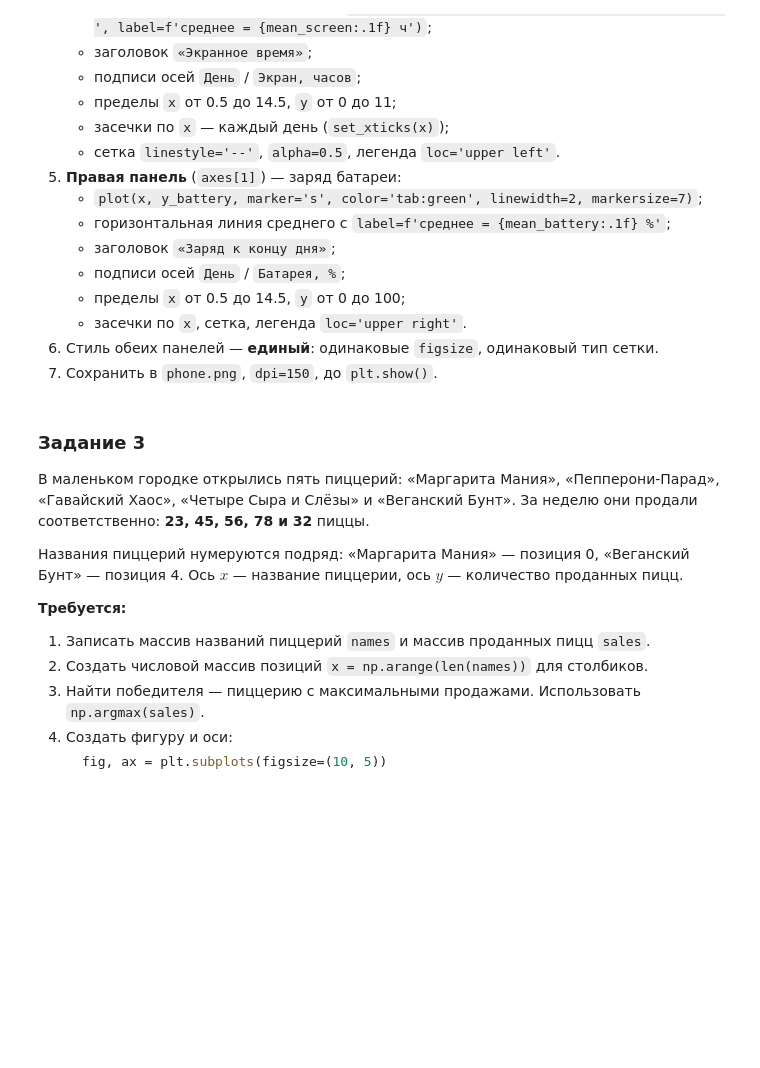
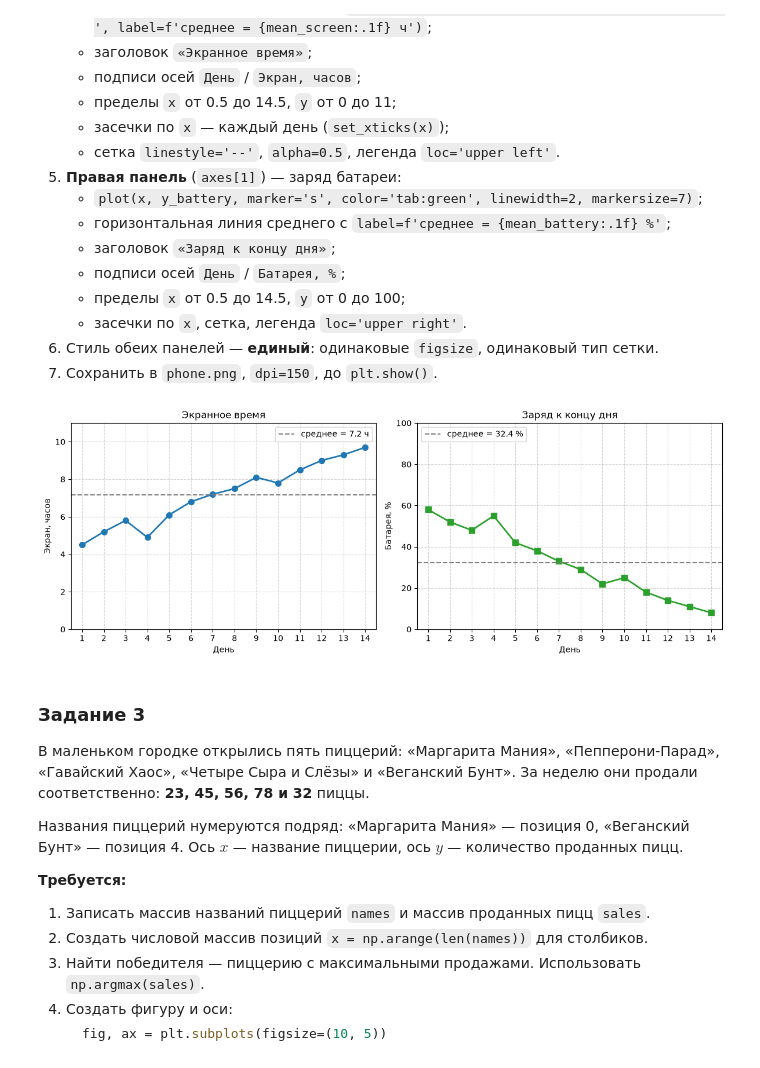
Before and after one commit to s0-it-goes/inf, a Jupyter notebook: 8prac/lesson8.ipynb, the cells around one changed output. Cells and saved outputs as stored; diff of their text form; code cells hidden in the pictures; blank space fills up the shorter version.

```diff
--- a/8prac/lesson8.ipynb
+++ b/8prac/lesson8.ipynb
@@ -344,7 +339,57 @@ plt.show()
 6. Стиль обеих панелей — **единый**: одинаковые `figsize`, одинаковый тип сетки.
 7. Сохранить в `phone.png`, `dpi=150`, до `plt.show()`.
 # %%
-# TODO
+import numpy as np
+import matplotlib.pyplot as plt
+
+days                = np.linspace(1, 14, 14)
+
+screen_time         = np.array([4.5, 5.2, 5.8, 4.9, 6.1, 6.8, 7.2, 7.5, 8.1, 7.8, 8.5, 9.0, 9.3, 9.7])
+battery             = np.array([58, 52, 48, 55, 42, 38, 33, 29, 22, 25, 18, 14, 11, 8])
+
+screen_time_mean    = screen_time.mean()
+battery_mean        = battery.mean()
+
+fig, axes           = plt.subplots(1, 2, figsize=(12, 4.5))
+
+# график экранного времени
+axes[0].plot(days, screen_time, marker='o', color='tab:blue', linewidth=2, markersize=7)
+axes[0].axhline(screen_time_mean, color="gray", linestyle='--', label=f"среднее = {screen_time_mean:.1f} ч")
+
+axes[0].set_xlabel("День")
+axes[0].set_xlim(0.5, 14.5)
+
+axes[0].set_ylabel("Экран, часов")
+axes[0].set_ylim(0, 11)
+
+axes[0].legend(loc="upper right")
+
+axes[0].set_title("Экранное время")
+
+# график заряда батареи к концу дня
+axes[1].plot(days, battery, marker='s', color='tab:green', linewidth=2, markersize=7)
+axes[1].axhline(battery_mean, color="gray", linestyle='--', label=f"среднее = {battery_mean:.1f} %")
+
+axes[1].set_xlabel("День")
+axes[1].set_xlim(0.5, 14.5)
+
+axes[1].set_ylabel("Батарея, %")
+axes[1].set_ylim(0, 100)
+
+axes[1].legend(loc="upper left")
+
+axes[1].set_title("Заряд к концу дня")
+
+for ax in axes:
+    ax.set_xticks(days)
+    ax.grid(True, linestyle='--', alpha=0.5)
+
+
+fig.tight_layout()
+fig.savefig("phone.png", dpi=150)
+plt.show()
+# %% [output]
+[figure, added]
 # %% [markdown]
 ### Задание 3
 
```
Also changed, not shown: parts of 5 cells of this notebook, 5 other files.
